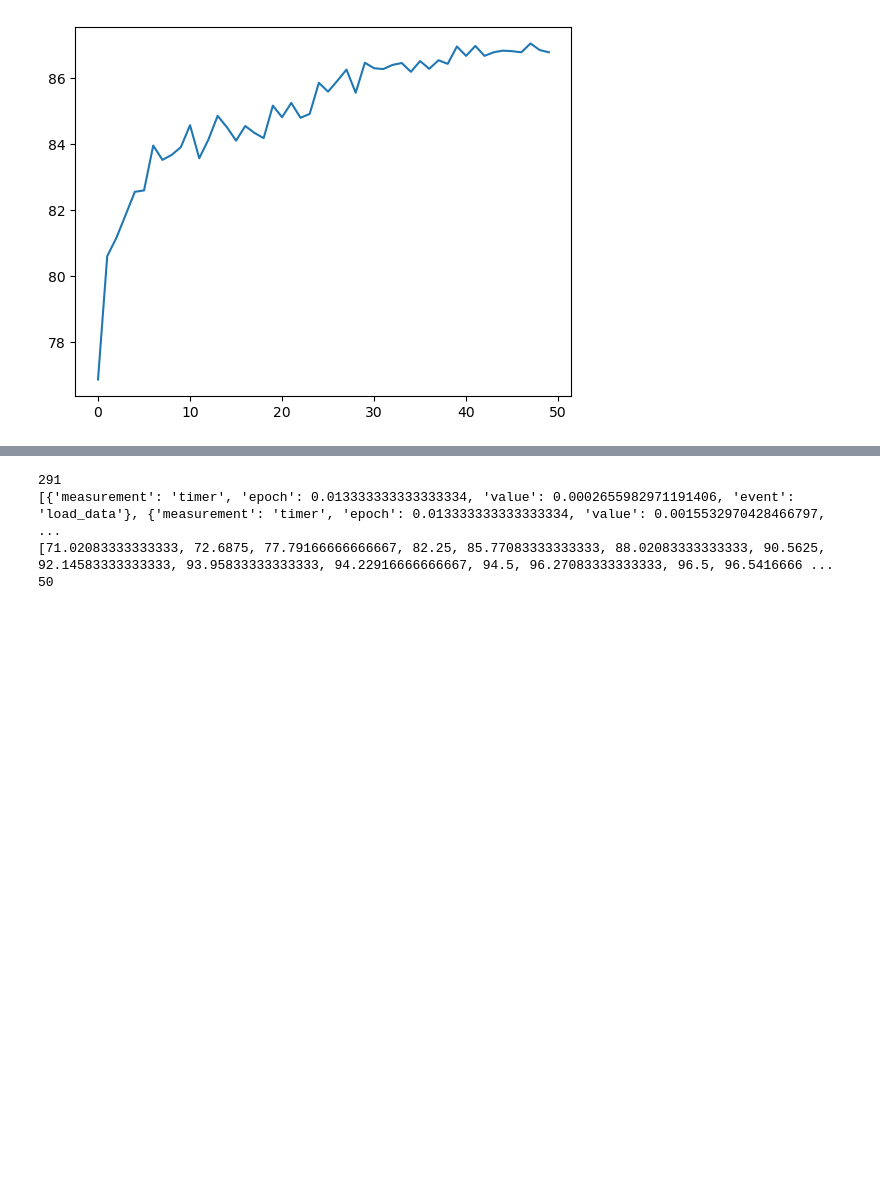
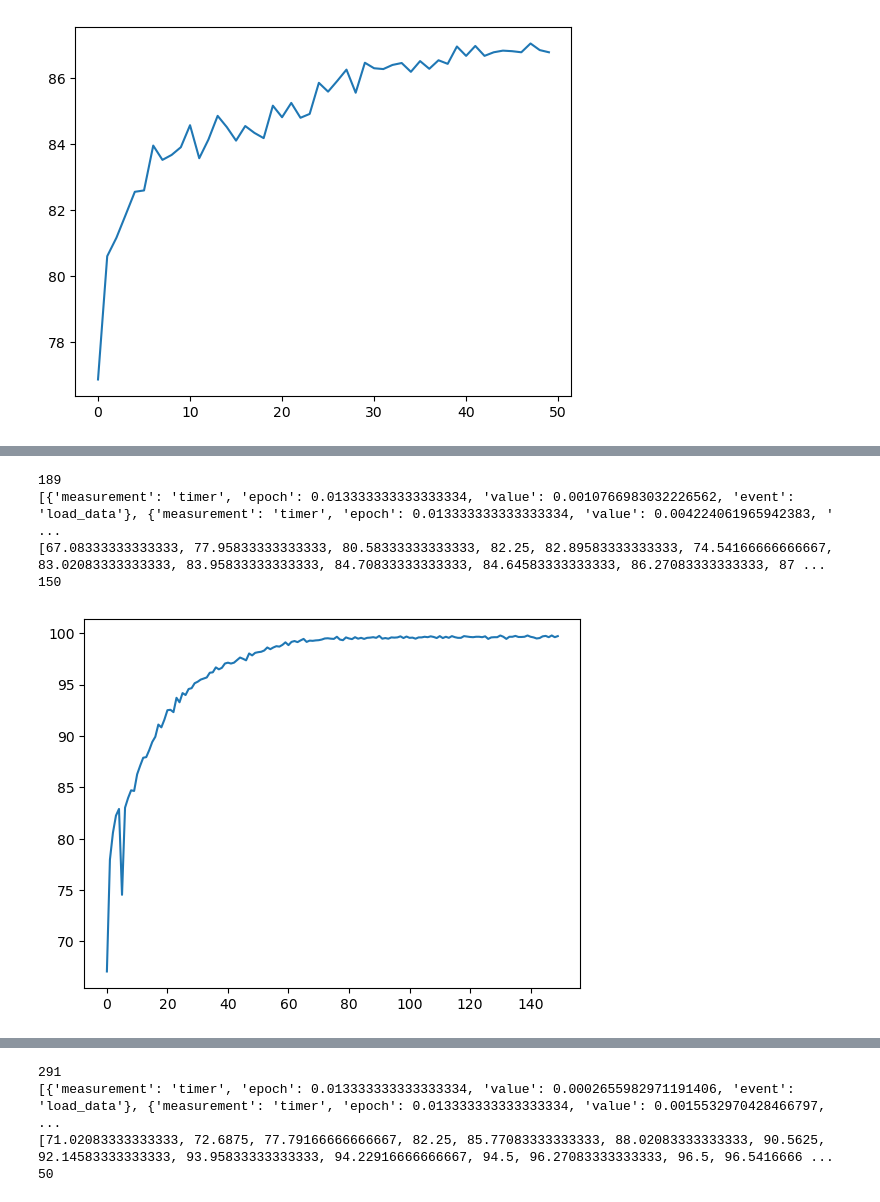
Before and after one commit to LEON-gittech/CPFL, a Jupyter notebook: leon/my.ipynb, the cells around one changed output, grey strips where cells are left out. Cells and saved outputs as stored; diff of their text form; code cells hidden in the pictures; blank space fills up the shorter version.

```diff
--- a/leon/my.ipynb
+++ b/leon/my.ipynb
@@ -64,0 +65,22 @@ plt.show()
+# %%
+with open('../checkpoint/cifar10/resnet8/demo/20230920221224_algo-pFedSD_lr-0.01_n_comm_rounds-30_local_n_epochs-5_batchsize-64_n_clients-10_participation_ratio-1.0/1/log-1.json','r') as file:
+    data = json.load(file)
+
+print(len(data))
+print(data)
+lenth  = len(data)
+result_per_round = []
+for i in range(lenth):
+    # if data[i]['epoch']==5.0:
+    if "top1" in data[i]:
+        result_per_round.append(data[i]['top1'])
+print(result_per_round)
+print(len(result_per_round))
+plt.plot(result_per_round)
+plt.show()
+# %% [output]
+189
+[{'measurement': 'timer', 'epoch': 0.013333333333333334, 'value': 0.0010766983032226562, 'event': 'load_data'}, {'measurement': 'timer', 'epoch': 0.013333333333333334, 'value': 0.004224061965942383, ' ...
+[67.08333333333333, 77.95833333333333, 80.58333333333333, 82.25, 82.89583333333333, 74.54166666666667, 83.02083333333333, 83.95833333333333, 84.70833333333333, 84.64583333333333, 86.27083333333333, 87 ...
+150
+[figure, added]
```
Also changed, not shown: parts of 7 cells of this notebook, 4 other files.
